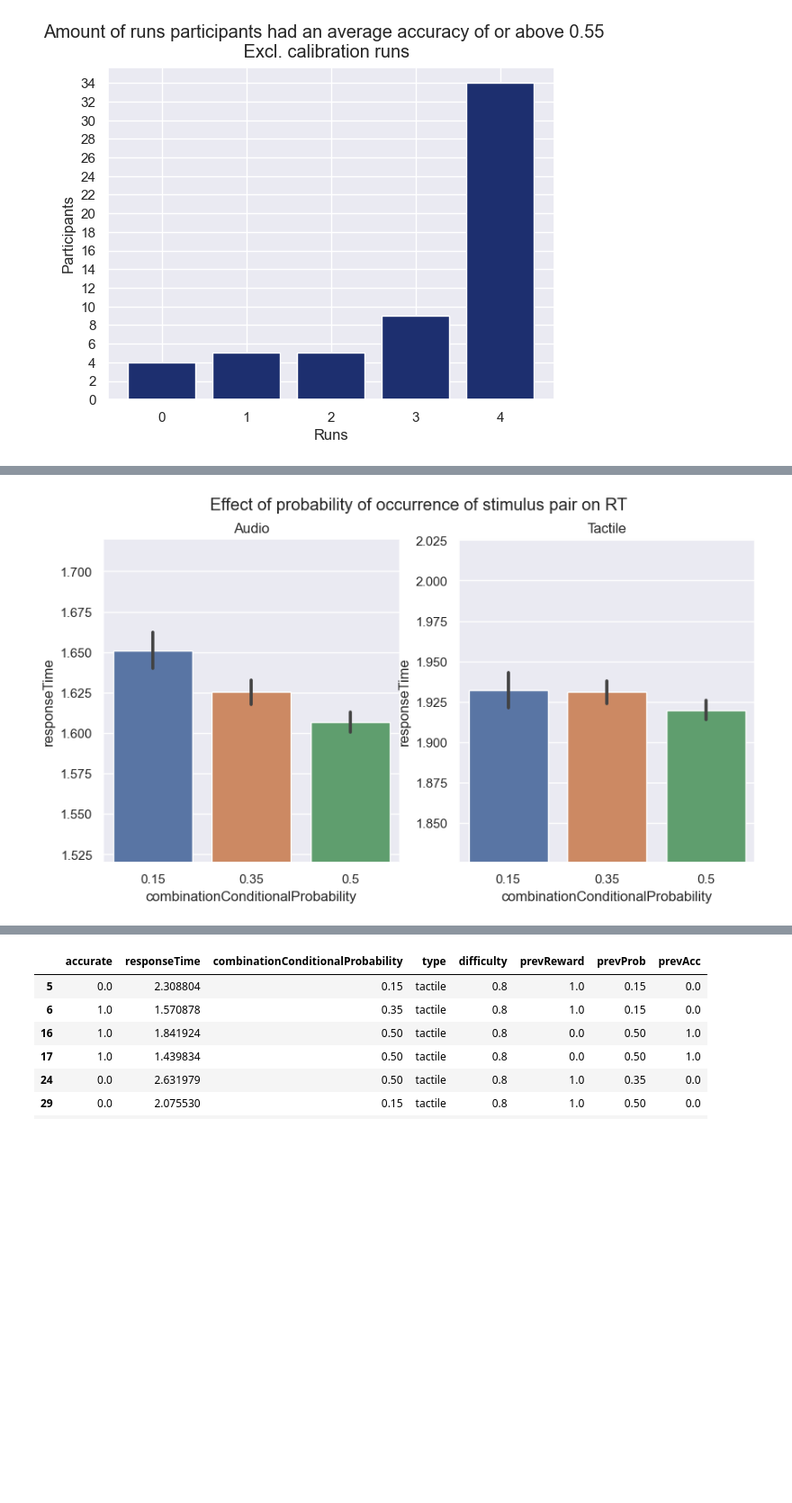
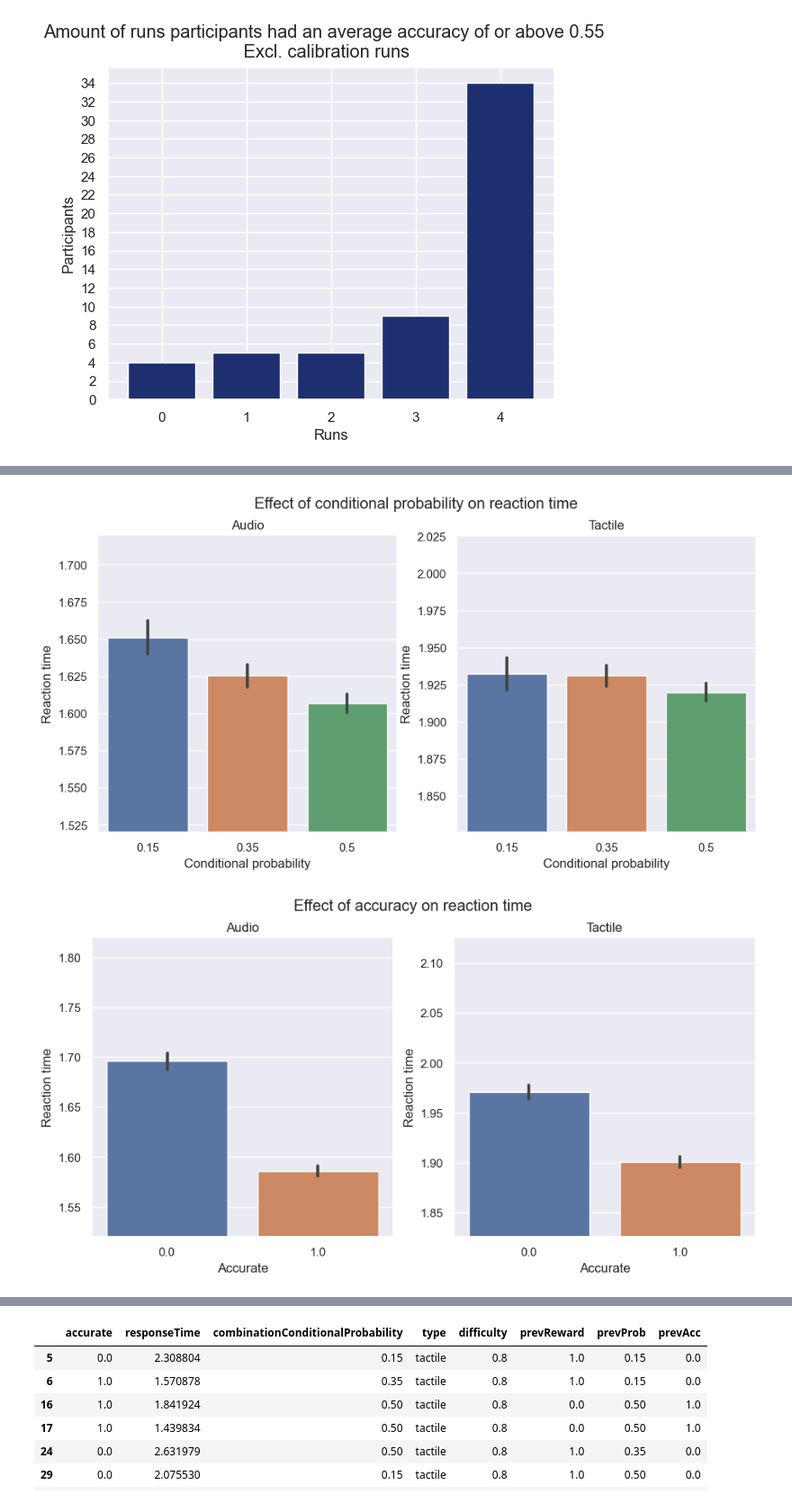
Before and after one commit to ruffgroup/multlearn, a Jupyter notebook: Modelling/Data analysis/accuracy_plots.ipynb, the cells around one changed output, grey strips where cells are left out. Shown at 90% size. Saved outputs shown, nothing was run; the diff lists cells and outputs as text; code cells hidden in the pictures; blank space fills up the shorter version.

```diff
--- a/Modelling/Data analysis/accuracy_plots.ipynb
+++ b/Modelling/Data analysis/accuracy_plots.ipynb
@@ -682,6 +761,7 @@ def plotGroupRT(exclude=False, cutoff=0.6, mode="bar"):
 
     plt.show()
 # %%
-plotGroupRT(exclude=False)
+effectsOnRT(exclude=False)
 # %% [output]
-[figure, old version]
+[figure, new version]
+[figure, added]
```
Also changed, not shown: parts of 24 cells of this notebook.
